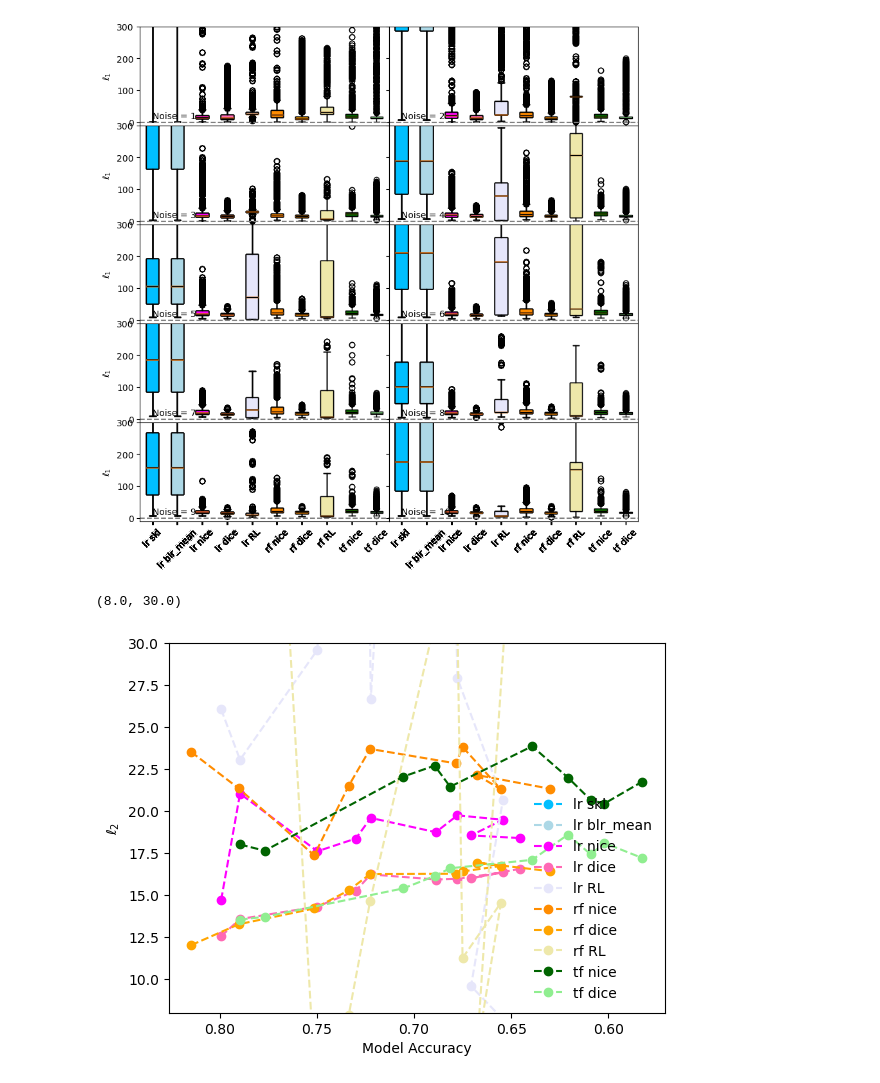
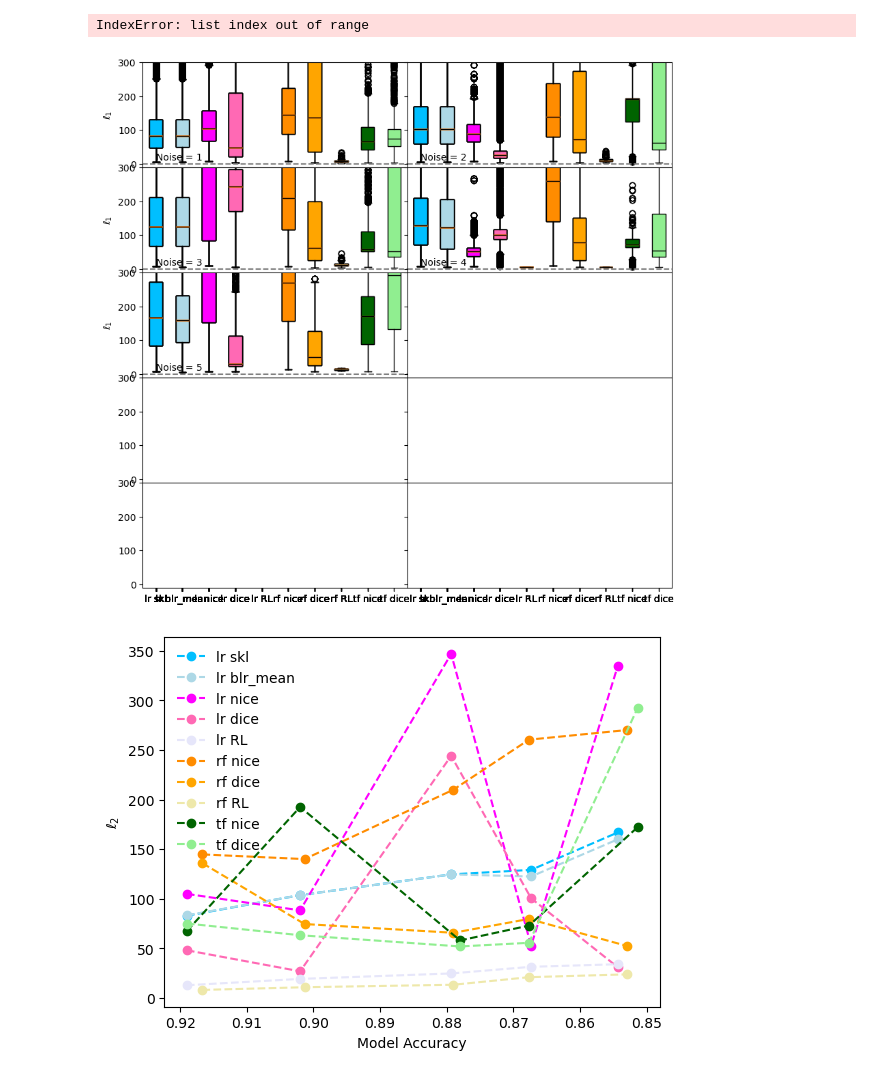
Before and after one commit to leonidaschristodoulou/xai-cfs, a Jupyter notebook: xai_plots.ipynb, the cells around one changed output. Saved outputs shown, nothing was run; the diff lists cells and outputs as text; code cells hidden in the pictures.

```diff
--- a/xai_plots.ipynb
+++ b/xai_plots.ipynb
@@ -70,6 +71,12 @@ if adult_income_flag:
     cf_calc = load("data/cf_calc_adult_income.pkl")
     model_results_dict = load("data/model_results_adult_income.pkl")
     cfs_good_indices = load("data/cfs_good_indices_adult_income.pkl")
+
+if adult_income_flag:
+    cf_results_dict = load("data/cf_results_dict_gsc.pkl")
+    cf_calc = load("data/cf_calc_gsc.pkl")
+    model_results_dict = load("data/model_results_gsc.pkl")
+    cfs_good_indices = load("data/cfs_good_indices_gsc.pkl")
 # %%
 noises_list = list(cf_results_dict.keys())[1:]
 cf_methods = list(cf_results_dict[noises_list[0]].keys())
@@ -113,32 +120,32 @@ for i, ax in enumerate(axes):
         ax.set_ylabel(r'$\ell_1$')
     plt.ylim([-10, 300])
 # %% [output]
+IndexError: list index out of range
-[figure, old version]
+[figure, new version]
 # %%
 for i, kk in enumerate(cf_methods):
     x_acc = []
     d2 = []
     for k in cf_results_dict:
         if k=='noise_0': continue
         x_acc.append(model_results_dict[k][(kk[0],'accuracy')])
         A = cf_results_dict[k][kk]
         B = cf_results_dict['noise_0'][kk]
         if kk[1]=='nice' or kk[1]=='dice' or kk[1]=='RL':
             if kk[0]!='tf':
                 A = cf_calc.models[0]['PP'].transform(pd.DataFrame(A, columns=[str(j) for j in range(n_features)])).astype(float)
                 B = cf_calc.models[0]['PP'].transform(pd.DataFrame(B, columns=[str(j) for j in range(n_features)])).astype(float)
         #good_indices = cfs_good_indices[k][kk] # we ignore that because it won't work for plotting. This is a >5% level effect.
         d2.append(get_distance(A, B, numerical_columns, categorical_columns, l_norm=l_order))
 
     d2 = np.array(d2)
     plt.plot(x_acc, np.median(d2, axis=1), color=colours[kk],label=kk[0]+' '+kk[1],alpha=1, linestyle='--', marker='o')
     #plt.fill_between(x_acc, np.percentile(d2,40,axis=1), np.percentile(d2,60,axis=1), color=colours[kk],alpha=0.2)
 plt.legend(frameon=False)
 plt.ylabel(r'$\ell_2$')
 plt.xlabel('Model Accuracy')
 plt.gca().invert_xaxis()
 # if mock_data=="1":
-plt.ylim([8, 30])
+#plt.ylim([8, 30])
 # %% [output]
-(8.0, 30.0)
-[figure, old version]
+[figure, new version]
```
Also changed, not shown: parts of 1 cell of this notebook, 1 other file.
